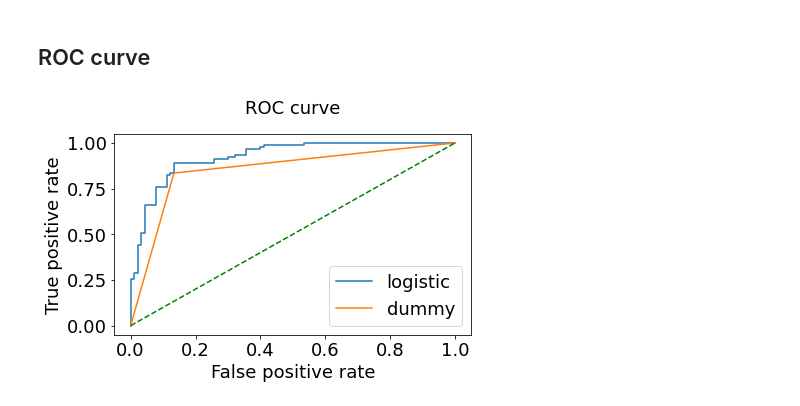
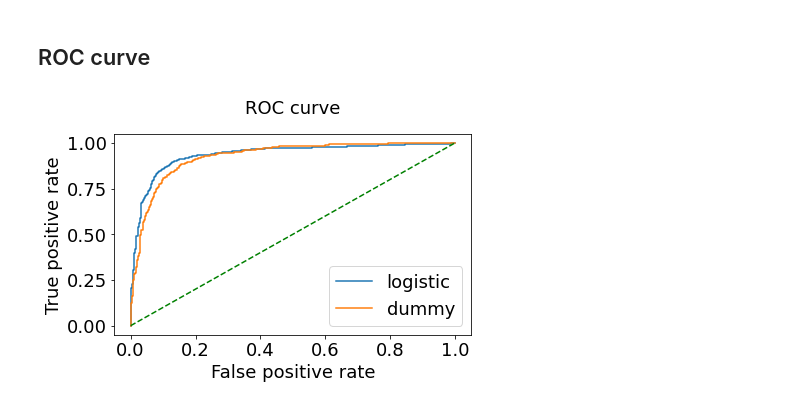
Before and after one commit to raosp123/ML-League-of-Legends, a Jupyter notebook: models/Jungle.ipynb, the cells around one changed output. Drawn from its saved outputs; the diff is of its cells as text; code cells hidden in the pictures.

Commit message:
add all models

```diff
--- a/models/Jungle.ipynb
+++ b/models/Jungle.ipynb
@@ -13,5 +14,5 @@ from sklearn.metrics import roc_curve
 # %%
-df = pd.read_csv('../ml_data.csv')
+df = pd.read_csv('../league_dataset_60k.csv')
 grouped = df.groupby(df.teamPosition)
 data_jug= grouped.get_group("JUNGLE")
 # %% [markdown]
@@ -79,8 +80,10 @@ plot.show()
 ## Train test split and feature selection
 # %%
 y=data_jug.win
-X = data_jug[["goldSpent", "gameLength","timePlayed","bountyGold","goldEarned","champExperience",
-              "summonerLevel","damageDealtToTurrets","damageDealtToBuildings","damageDealtToObjectives"]]
+X = data_jug[["champExperience","damageDealtToBuildings","damageDealtToTurrets","totalHeal","goldEarned","damageDealtToObjectives",
+             "physicalDamageDealtToChampions","magicDamageDealtToChampions",
+             "goldSpent","bountyGold","totalDamageTaken","trueDamageTaken","gameLength","timePlayed","totalHealsOnTeammates",
+             "effectiveHealAndShielding"]]
 Xtrain, Xtest, ytrain, ytest = train_test_split(X, y, test_size = 0.2,stratify=y)
 # %% [markdown]
 ## Baseline model - most common case
@@ -157,0 +170,15 @@ weighted avg       0.85      0.85      0.85       181
+# %%
+#cross-validation to select the weight C given to the penalty in the cost function.
+mean_error=[]
+std_error=[]
+Ci_range = [0.01, 0.1, 1, 5, 10, 25, 50, 100]
+for Ci in Ci_range:
+ model = LinearSVC(C=Ci);
+ scores = cross_val_score(model,Xtrain, ytrain, cv=5, scoring='f1')
+ mean_error.append(np.array(scores).mean())
+ std_error.append(np.array(scores).std())
+plot.rc('font', size=18); plot.rcParams['figure.constrained_layout.use'] = True
+plot.errorbar(Ci_range,mean_error,yerr=std_error,linewidth=3)
+plot.title("penalty parameter vs F1 score",fontsize=18,pad=20)
+plot.xlabel('Ci'); plot.ylabel('F1 Score')
+plot.show()
@@ -157,0 +189,6 @@ weighted avg       0.85      0.85      0.85       181
+# %%
+svm = LinearSVC(C=1)
+svm.fit(Xtrain,ytrain)
+y_pred1 = svm.predict(Xtest)
+print(confusion_matrix(ytest, y_pred1))
+print(classification_report(ytest, y_pred1))
@@ -160,14 +208,14 @@ weighted avg       0.85      0.85      0.85       181
 # %%
 fpr, tpr, _ = roc_curve(ytest,lr.decision_function(Xtest))
 plot.plot(fpr,tpr)
-fpr1, tpr1, _ = roc_curve(ytest,y_pred)
+fpr1, tpr1, _ = roc_curve(ytest,svm.decision_function(Xtest))
 plot.plot(fpr1,tpr1)
 fpr2, tpr2, _ = roc_curve(ytest,ydummy)
 plot.title("ROC curve",fontsize=18,pad=20)
 plot.plot(fpr2,tpr2,color='green',linestyle='--')
 plot.xlabel('False positive rate')
 plot.ylabel('True positive rate')
 plot.legend(["logistic", "dummy"])
 plot.show()
 # %% [output]
-[figure, old version]
+[figure, new version]
```
Also changed, not shown: parts of 11 cells of this notebook, 5 other files.
